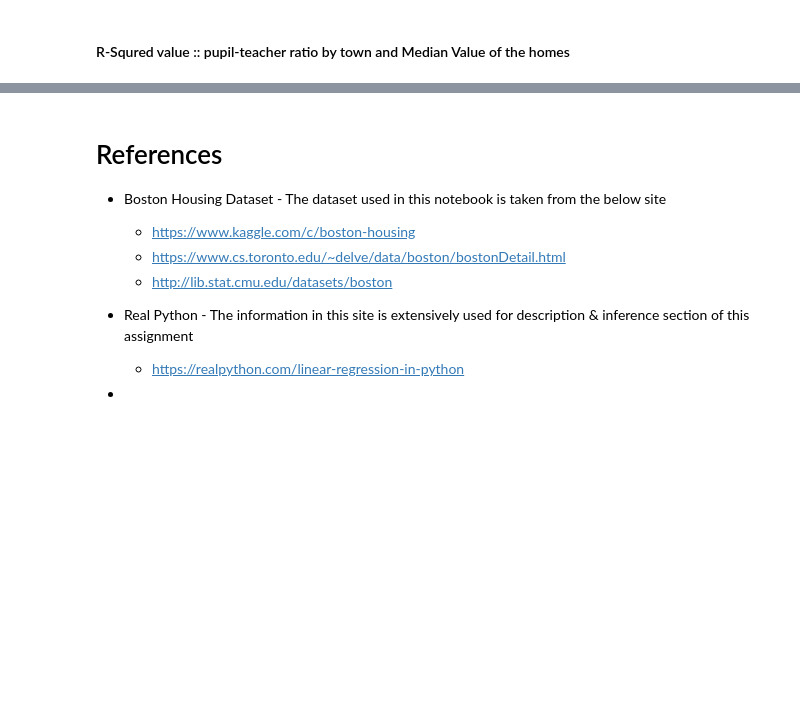
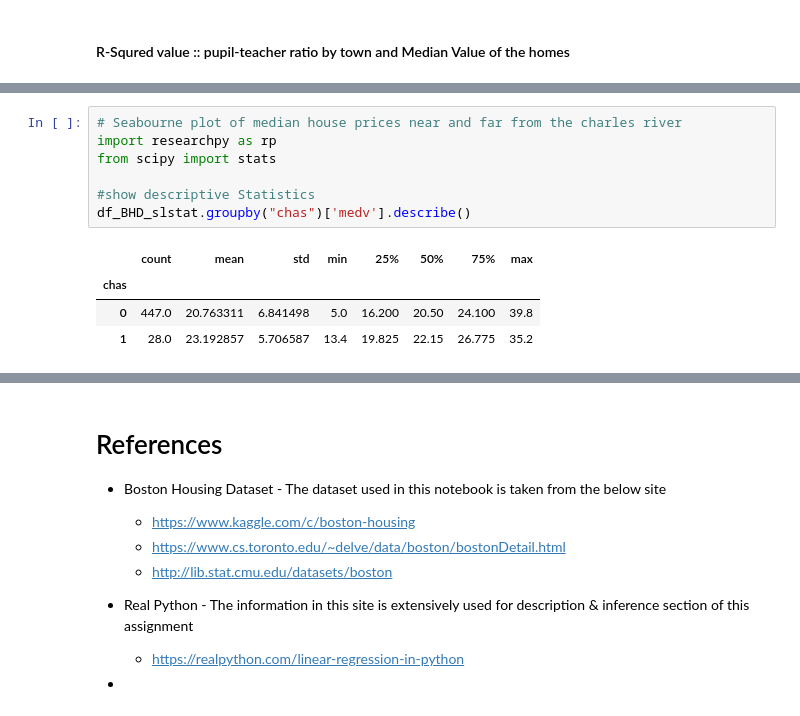
Before and after one commit to SomanathanSubramaniyan/Machine-Learning-Statistics, a Jupyter notebook: Boston-Dataset-Project.ipynb, the cells around one changed output, grey strips where cells are left out. Cells and saved outputs as stored; diff of their text form; blank space fills up the shorter version.

```diff
--- a/Boston-Dataset-Project.ipynb
+++ b/Boston-Dataset-Project.ipynb
@@ -287,0 +299,12 @@ slope: [[-0.14581437]]
+# %%
+# Seabourne plot of median house prices near and far from the charles river
+import researchpy as rp
+from scipy import stats
+
+#show descriptive Statistics
+df_BHD_slstat.groupby("chas")['medv'].describe()
+# %% [output]
+|  | count | mean | std | min | 25% | 50% | 75% | max |
+| chas |  |  |  |  |  |  |  |  |
+| 0 | 447.0 | 20.763311 | 6.841498 | 5.0 | 16.200 | 20.50 | 24.100 | 39.8 |
+| 1 | 28.0 | 23.192857 | 5.706587 | 13.4 | 19.825 | 22.15 | 26.775 | 35.2 |
```
Also changed, not shown: parts of 8 cells of this notebook, 2 other files.
